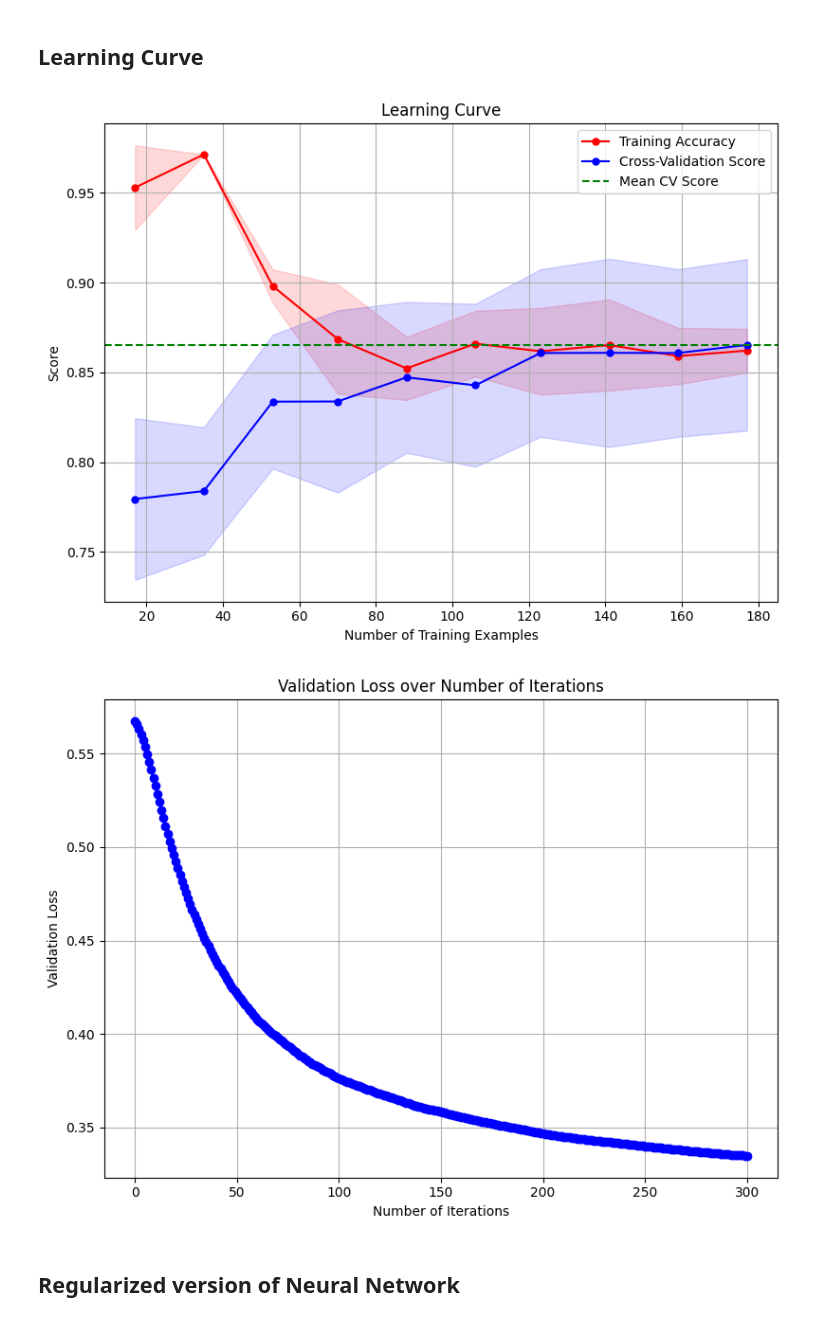
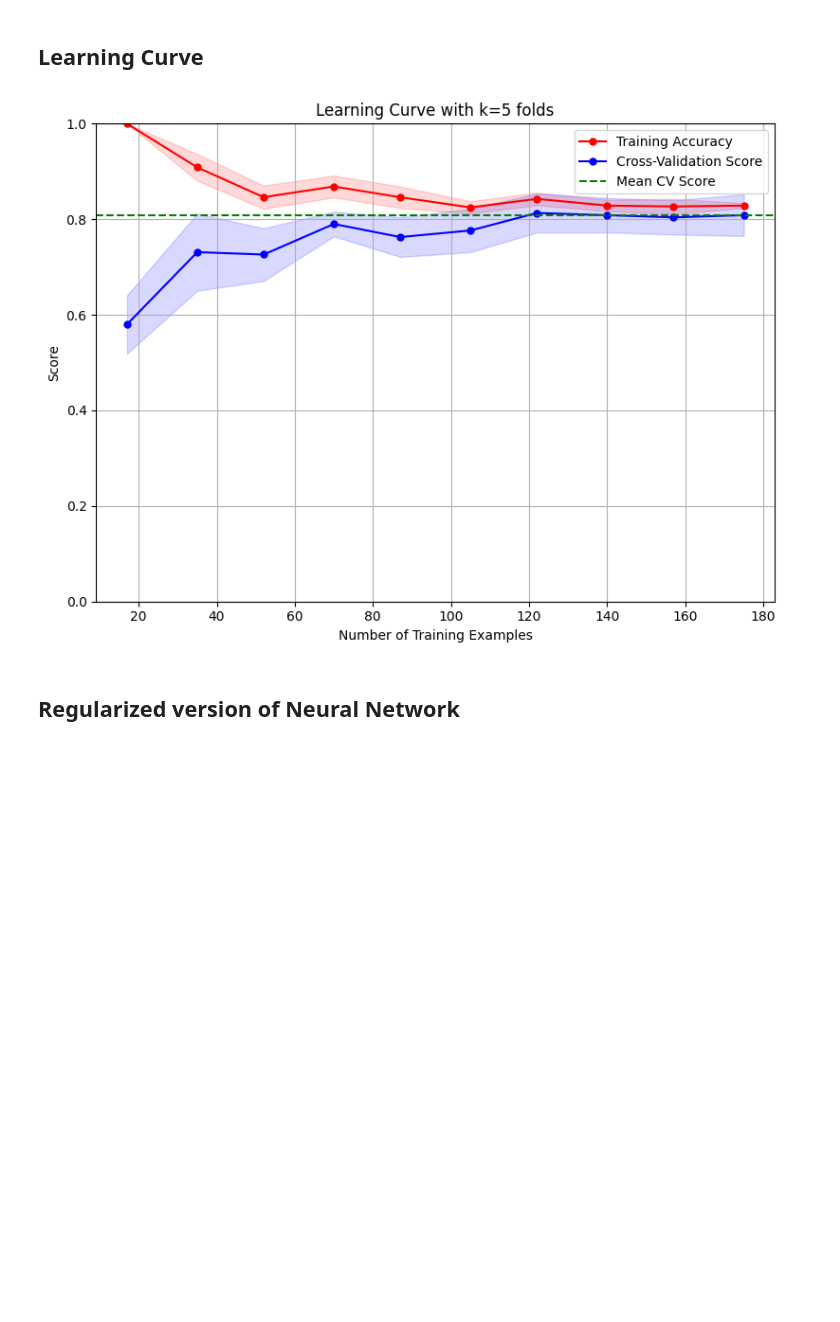
Before and after one commit to icbaptista/heart-disease-prediction-with-ML, a Jupyter notebook: neural_networks.ipynb, the cells around one changed output. Drawn from its saved outputs; the diff is of its cells as text; code cells hidden in the pictures; blank space fills up the shorter version.

```diff
--- a/neural_networks.ipynb
+++ b/neural_networks.ipynb
@@ -79,6 +81,18 @@ if "diagnosis" in continuousColumns:
     continuousColumns = continuousColumns.drop("diagnosis", axis=1)
 if "diagnosis" not in categoricalColumns:
     categoricalColumns = data["diagnosis"]
+
+    # Feature selection
+data = data.drop("fastingBloodSugar", axis=1)
+myNames.remove("fastingBloodSugar")
+data = data.drop("restingEcg", axis=1)
+myNames.remove("restingEcg")
+data = data.drop("serumCholesterol", axis=1)
+myNames.remove("serumCholesterol")
+data = data.drop("stSlope", axis=1)
+myNames.remove("stSlope")
+data = data.drop("restingBP", axis=1)
+myNames.remove("restingBP")
 # %% [output]
 Num features: 13
 Num examples: 297
@@ -411,48 +445,35 @@ weighted avg       0.83      0.83      0.83        75
 # %%
 
 # Define the number of training examples at which to evaluate the learning curve
 train_sizes, train_scores, test_scores = learning_curve(
-    optimal_model, X_train, y_train.ravel(), cv=5, train_sizes=np.linspace(0.1, 1.0, 10), scoring='accuracy')
+    optimal_model, X_train, y_train.ravel(), cv=5, train_sizes=np.linspace(0.1, 1.0, 10), scoring='accuracy',n_jobs=-1)
 
 # Calculate the mean and standard deviation of the training and test scores
 train_mean = np.mean(train_scores, axis=1)
 train_std = np.std(train_scores, axis=1)
 test_mean = np.mean(test_scores, axis=1)
 test_std = np.std(test_scores, axis=1)
 
 # Calculate the cross-validation scores
 cv_scores = cross_val_score(optimal_model, X_train, y_train.ravel(), cv=5, scoring='accuracy')
 
 # Plot the learning curve
 plt.figure(figsize=(8, 6))
 plt.plot(train_sizes, train_mean, color='r', marker='o', markersize=5, label='Training Accuracy')
 plt.fill_between(train_sizes, train_mean - train_std, train_mean + train_std, alpha=0.15, color='r')
 plt.plot(train_sizes, test_mean, color='b', marker='o', markersize=5, label='Cross-Validation Score')
 plt.fill_between(train_sizes, test_mean - test_std, test_mean + test_std, alpha=0.15, color='b')
 plt.axhline(y=np.mean(cv_scores), color='g', linestyle='--', label='Mean CV Score')  # Add line for mean CV score
 plt.xlabel('Number of Training Examples')
 plt.ylabel('Score')
-plt.title('Learning Curve')
+plt.title("Learning Curve with k=5 folds")
 plt.legend()
+plt.ylim(0, 1)  # Set the y-axis range from 0 to 1
 plt.grid(True)
 plt.tight_layout()
 plt.show()
-
-# Get the validation loss from the new model
-validation_loss = optimal_model.loss_curve_
-
-# Plot the validation loss
-plt.figure(figsize=(8, 6))
-plt.plot(validation_loss, marker='o', color='b', linewidth=2)
-plt.xlabel('Number of Iterations')
-plt.ylabel('Validation Loss')
-plt.title('Validation Loss over Number of Iterations')
-plt.grid(True)
-plt.tight_layout()
-plt.show()
 # %% [output]
-[figure, old version]
+[figure, new version]
-[figure, removed]
 # %% [markdown]
 ## Regularized version of Neural Network
 # %%
```
Also changed, not shown: parts of 18 cells of this notebook, 3 other files.
